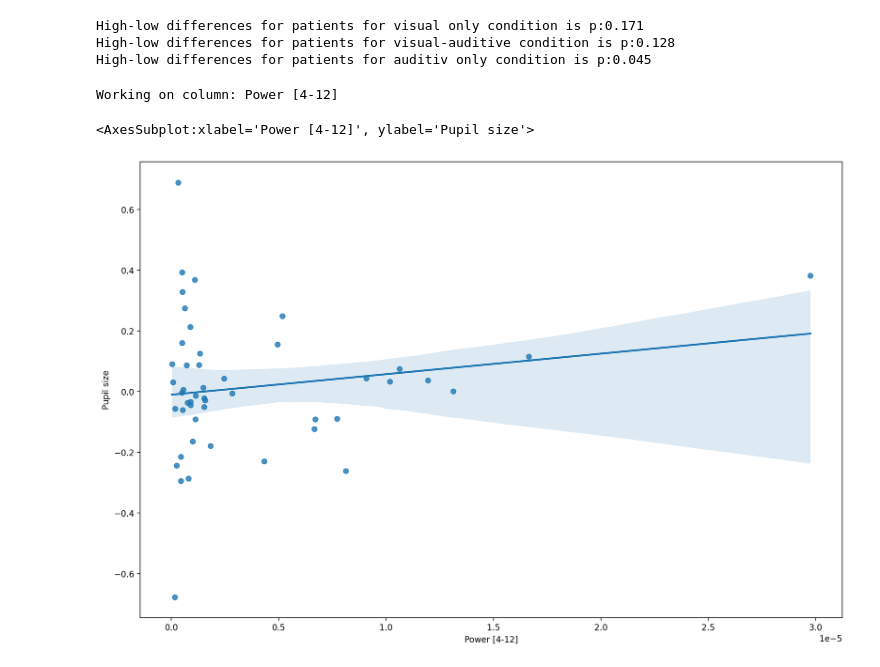
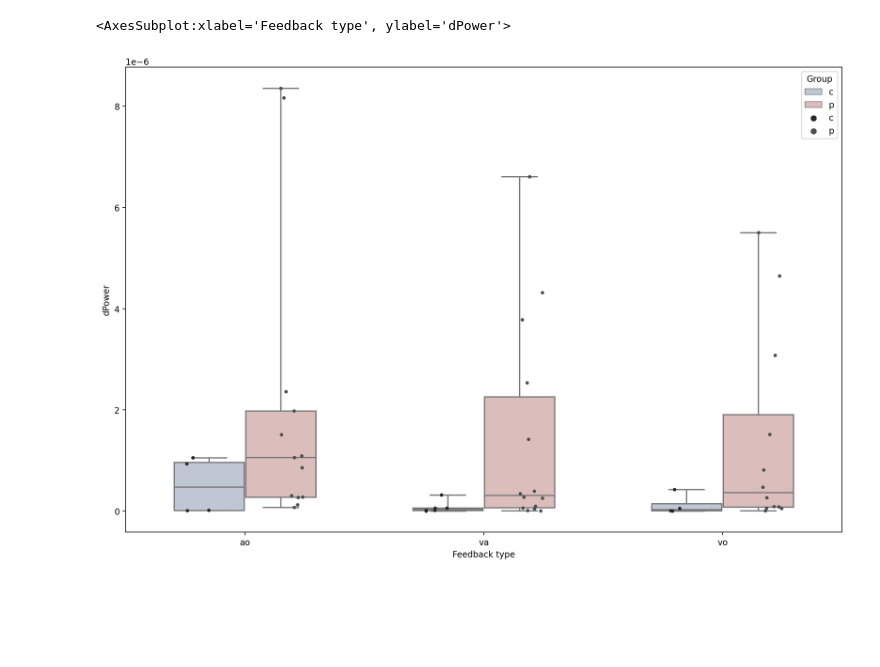
Before and after one commit to JuliusWelzel/tremor_feedback_jw, a Jupyter notebook: 05_scripts/ana03_chg_trmr_ppl.ipynb, the cells around one changed output. Cells and saved outputs as stored; diff of their text form; code cells hidden in the pictures; blank space fills up the shorter version.

```diff
--- a/05_scripts/ana03_chg_trmr_ppl.ipynb
+++ b/05_scripts/ana03_chg_trmr_ppl.ipynb
@@ -61,32 +146,6 @@ sns.boxplot(data = diffs, x = )
-# %%
-pat = full.groupby("Group").get_group("c")
-pat = pat.loc[pat["Percentage bad pupil samples"] < 20,:]
-
-ppl_ao_high = pat.loc[(pat["Feedback angle"] == "high") & (pat["Feedback type"] == "ao"),"Pupil size"]
-ppl_ao_low = pat.loc[(pat["Feedback angle"] == "low") & (pat["Feedback type"] == "ao"),"Pupil size"]
-t_ao, p_ao = stats.mannwhitneyu(ppl_ao_high,ppl_ao_low)
-
-ppl_va_high = pat.loc[(pat["Feedback angle"] == "high") & (pat["Feedback type"] == "va"),"Pupil size"]
-ppl_va_low = pat.loc[(pat["Feedback angle"] == "low") & (pat["Feedback type"] == "va"),"Pupil size"]
-t_va, p_va = stats.mannwhitneyu(ppl_va_high,ppl_va_low)
-
-ppl_vo_high = pat.loc[(pat["Feedback angle"] == "high") & (pat["Feedback type"] == "vo"),"Pupil size"]
-ppl_vo_low = pat.loc[(pat["Feedback angle"] == "low") & (pat["Feedback type"] == "vo"),"Pupil size"]
-t_vo, p_vo = stats.mannwhitneyu(ppl_vo_high,ppl_vo_low)
-
-print(f'High-low differences for patients for visual only condition is p:{p_ao:.3f}')
-print(f'High-low differences for patients for visual-auditive condition is p:{p_va:.3f}')
-print(f'High-low differences for patients for auditiv only condition is p:{p_vo:.3f}')
-# %% [output]
-High-low differences for patients for visual only condition is p:0.171
-High-low differences for patients for visual-auditive condition is p:0.128
-High-low differences for patients for auditiv only condition is p:0.045
-# %%
-df = remove_outliers(pat, ["Power [4-12]"], 1)
-# %% [output]
-Working on column: Power [4-12]
-# %%
-sns.regplot(data = df[df["Feedback type"] == "ao"], x = "Power [4-12]", y = "Pupil size")
-# %% [output]
-<AxesSubplot:xlabel='Power [4-12]', ylabel='Pupil size'>
-[figure, removed]
+# %%
+sns.boxplot(data = diffs, x = 'Feedback type', y = 'dPower', hue='Group',whis=[0, 100], width=.6,palette="vlag")
+sns.stripplot(data = diffs, x = 'Feedback type', y = 'dPower', hue='Group',size=4, color=".3", linewidth=0,dodge=True)
+# %% [output]
+<AxesSubplot:xlabel='Feedback type', ylabel='dPower'>
+[figure, added]
```
Also changed, not shown: parts of 15 cells of this notebook, 2 other files.
